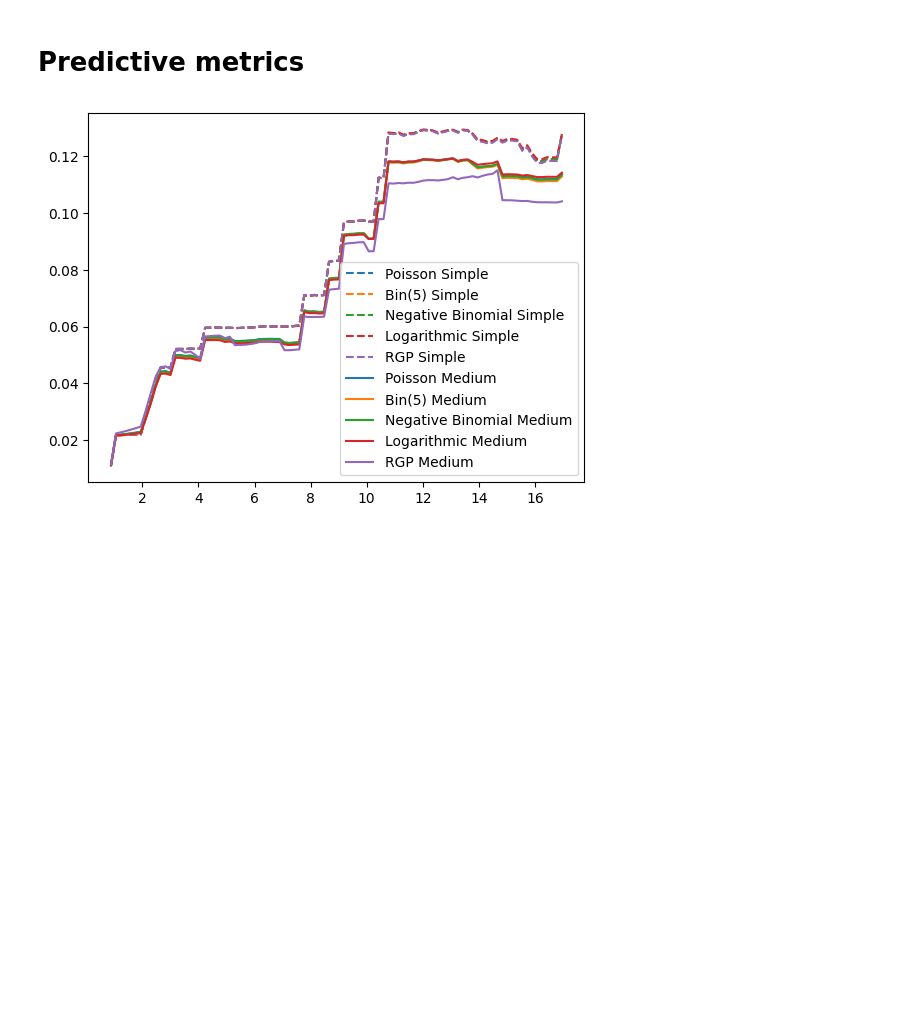
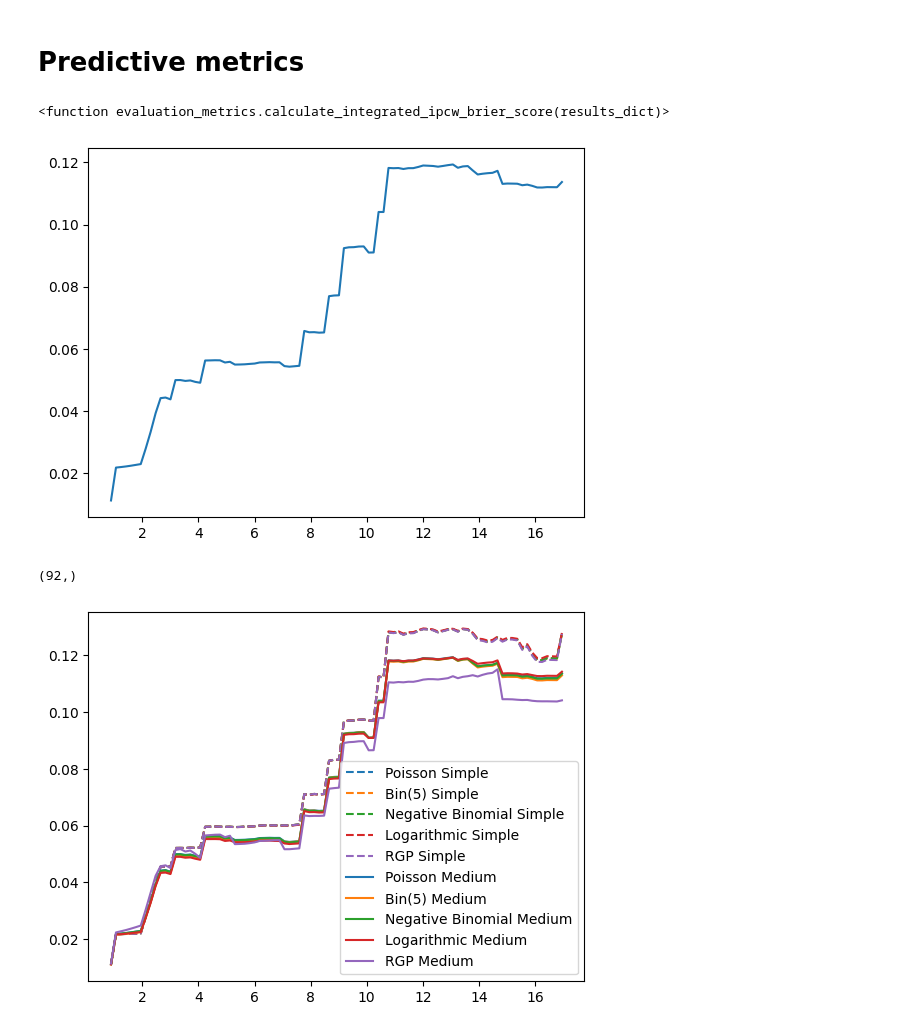
Before and after one commit to nhilariosilva/gndr_mpscr, a Jupyter notebook: OASIS Application/OASIS Exponential Results.ipynb, the cells around one changed output. Drawn from its saved outputs; the diff is of its cells as text; code cells hidden in the pictures; blank space fills up the shorter version.

```diff
--- a/OASIS Application/OASIS Exponential Results.ipynb
+++ b/OASIS Application/OASIS Exponential Results.ipynb
@@ -407,3 +366,54 @@ def calculate_ipcw_brier_score(results_dict):
+# %%
+eval_metrics.calculate_integrated_ipcw_brier_score
+# %% [output]
+<function evaluation_metrics.calculate_integrated_ipcw_brier_score(results_dict)>
+# %%
+results_dict = poisson_medium_results
+# results_dict = poisson_simple_results
+times, bs_times = eval_metrics.calculate_ipcw_brier_score(results_dict)
+
+# ibs = integrated_brier_score(train_surv, test_surv, eval_surv_probs, eval_times)
+
+plt.plot(times, bs_times)
+plt.show()
+# %% [output]
+[figure, added]
+# %%
+results_dict = poisson_medium_results
+# results_dict = poisson_simple_results
+
+y_train = results_dict['y_train'].flatten()
+delta_train = results_dict['delta_train'].flatten().astype(bool)
+y_test = results_dict['y_test'].flatten()
+delta_test = results_dict['delta_test'].flatten().astype(bool)
+
+ts_grid = results_dict['ts_grid'].flatten()
+S_ts_test = results_dict["S_ts_test"]
+
+# Create structured arrays required by scikit-survival
+dt = np.dtype([('event', 'bool'), ('time', 'float')])
+train_surv = np.empty( len(y_train), dtype = dt )
+train_surv['event'], train_surv['time'] = delta_train, y_train
+test_surv = np.empty(len(y_test), dtype=dt)
+test_surv['event'], test_surv['time'] = delta_test, y_test
+
+# The bounds must be strictly within the TEST set's follow-up limits
+min_time = np.min( y_test[delta_test] ) + 1e-5
+max_time = np.max( y_test ) - 1e-5
+
+# Get the grid of values only on the regions where the times are adequate
+safe_mask = (ts_grid > min_time) & (ts_grid < max_time)
+eval_times = ts_grid[safe_mask]
+eval_surv_probs = S_ts_test[:, safe_mask]
+if(eval_surv_probs.shape[0] == 1):
+    eval_surv_probs = np.repeat(eval_surv_probs, y_test.shape[0], axis = 0)
+
+# Calculate Time-Dependent Brier Score
+times, brier_scores = brier_score(train_surv, test_surv, eval_surv_probs, eval_times)
+
+brier_scores.shape
+# %% [output]
+(92,)
 # %%
 times, brier_scores_poisson_simple = calculate_ipcw_brier_score( poisson_simple_results )
 _, brier_scores_bin5_simple = calculate_ipcw_brier_score( bin5_simple_results )
```
Also changed, not shown: parts of 5 cells of this notebook, 23 other files.
